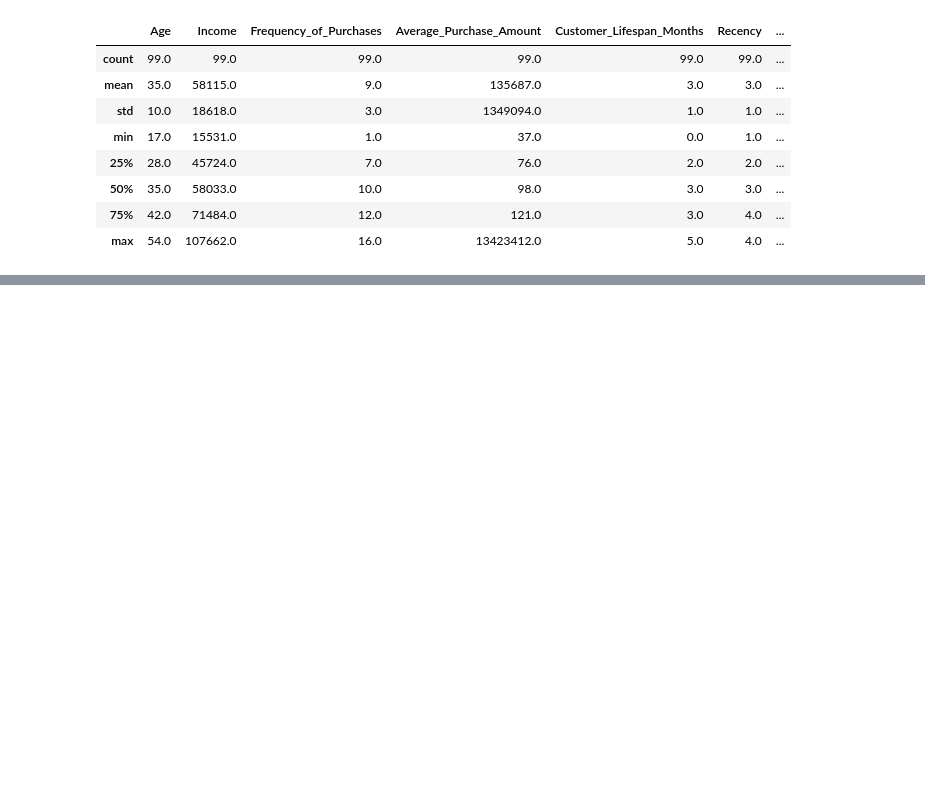
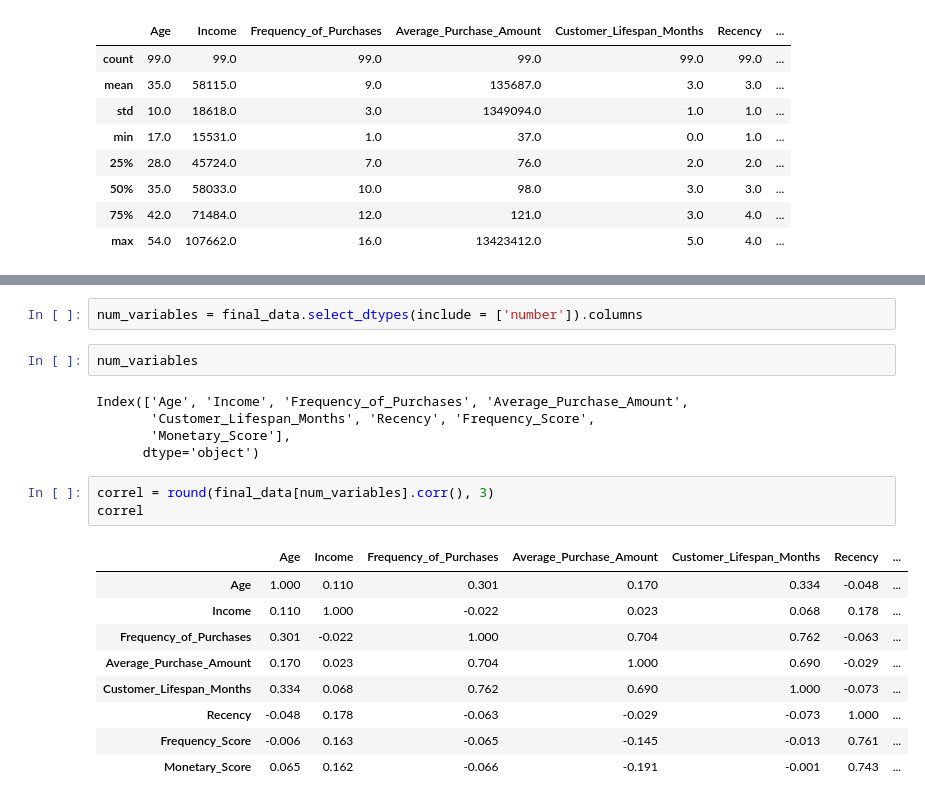
Before and after one commit to nsn-mah6/data_analysis_Beginnning, a Jupyter notebook: data_analysis.ipynb, the cells around one changed output, grey strips where cells are left out. Saved outputs shown, nothing was run; the diff lists cells and outputs as text; blank space fills up the shorter version.

```diff
--- a/data_analysis.ipynb
+++ b/data_analysis.ipynb
@@ -411,0 +461,22 @@ round(final_data.describe())
+# %%
+num_variables = final_data.select_dtypes(include = ['number']).columns
+# %%
+num_variables
+# %% [output]
+Index(['Age', 'Income', 'Frequency_of_Purchases', 'Average_Purchase_Amount',
+       'Customer_Lifespan_Months', 'Recency', 'Frequency_Score',
+       'Monetary_Score'],
+      dtype='object')
+# %%
+correl = round(final_data[num_variables].corr(), 3)
+correl
+# %% [output]
+|  | Age | Income | Frequency_of_Purchases | Average_Purchase_Amount | Customer_Lifespan_Months | Recency | ... |
+| Age | 1.000 | 0.110 | 0.301 | 0.170 | 0.334 | -0.048 | ... |
+| Income | 0.110 | 1.000 | -0.022 | 0.023 | 0.068 | 0.178 | ... |
+| Frequency_of_Purchases | 0.301 | -0.022 | 1.000 | 0.704 | 0.762 | -0.063 | ... |
+| Average_Purchase_Amount | 0.170 | 0.023 | 0.704 | 1.000 | 0.690 | -0.029 | ... |
+| Customer_Lifespan_Months | 0.334 | 0.068 | 0.762 | 0.690 | 1.000 | -0.073 | ... |
+| Recency | -0.048 | 0.178 | -0.063 | -0.029 | -0.073 | 1.000 | ... |
+| Frequency_Score | -0.006 | 0.163 | -0.065 | -0.145 | -0.013 | 0.761 | ... |
+| Monetary_Score | 0.065 | 0.162 | -0.066 | -0.191 | -0.001 | 0.743 | ... |
```
Also changed, not shown: parts of 7 cells of this notebook.
